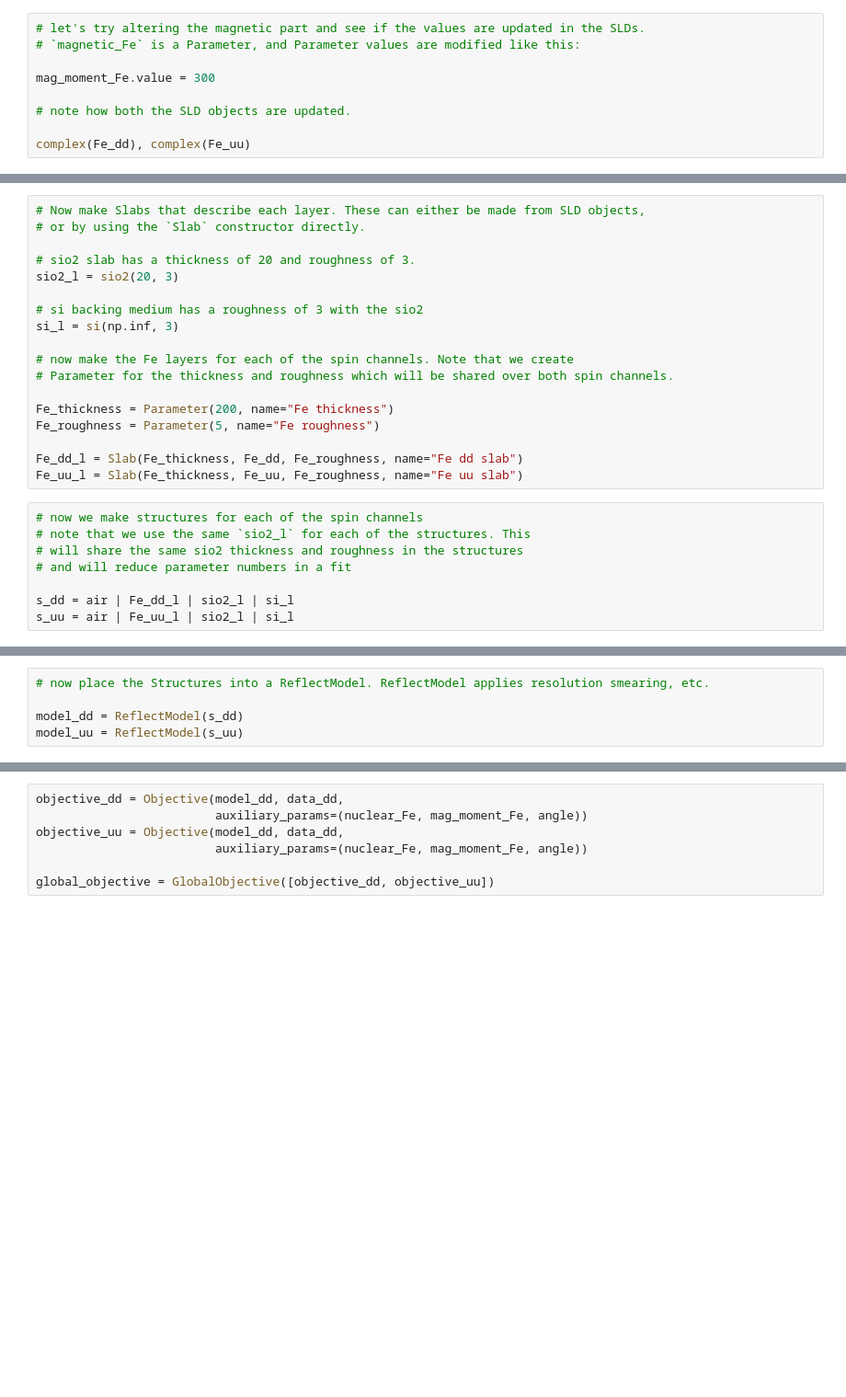
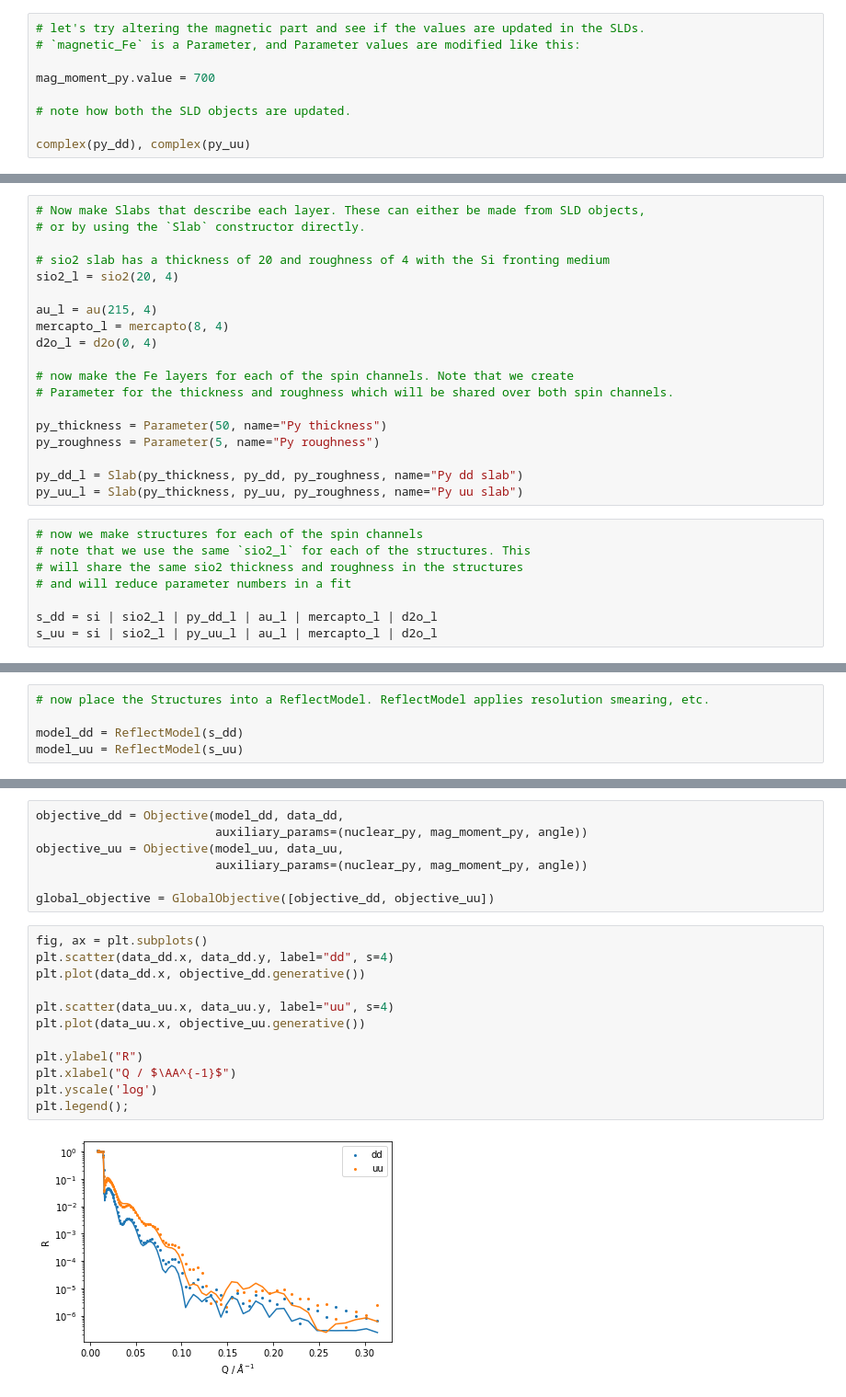
Before and after one commit to refnx/refnx, a Jupyter notebook: doc/nsf.ipynb, the cells around one changed output, grey strips where cells are left out. Shown at 92% size. Saved outputs shown, nothing was run; the diff lists cells and outputs as text; blank space fills up the shorter version.

```diff
--- a/doc/nsf.ipynb
+++ b/doc/nsf.ipynb
@@ -51,9 +64,9 @@ complex(Fe_dd), complex(Fe_uu)
 # let's try altering the magnetic part and see if the values are updated in the SLDs.
 # `magnetic_Fe` is a Parameter, and Parameter values are modified like this:
 
-mag_moment_Fe.value = 300
+mag_moment_py.value = 700
 
 # note how both the SLD objects are updated.
 
-complex(Fe_dd), complex(Fe_uu)
+complex(py_dd), complex(py_uu)
 # %% [output]
@@ -62,28 +75,29 @@ complex(Fe_dd), complex(Fe_uu)
 # Now make Slabs that describe each layer. These can either be made from SLD objects,
 # or by using the `Slab` constructor directly.
 
-# sio2 slab has a thickness of 20 and roughness of 3.
-sio2_l = sio2(20, 3)
+# sio2 slab has a thickness of 20 and roughness of 4 with the Si fronting medium
+sio2_l = sio2(20, 4)
 
-# si backing medium has a roughness of 3 with the sio2
-si_l = si(np.inf, 3)
+au_l = au(215, 4)
+mercapto_l = mercapto(8, 4)
+d2o_l = d2o(0, 4)
 
 # now make the Fe layers for each of the spin channels. Note that we create
 # Parameter for the thickness and roughness which will be shared over both spin channels.
 
-Fe_thickness = Parameter(200, name="Fe thickness")
-Fe_roughness = Parameter(5, name="Fe roughness")
+py_thickness = Parameter(50, name="Py thickness")
+py_roughness = Parameter(5, name="Py roughness")
 
-Fe_dd_l = Slab(Fe_thickness, Fe_dd, Fe_roughness, name="Fe dd slab")
-Fe_uu_l = Slab(Fe_thickness, Fe_uu, Fe_roughness, name="Fe uu slab")
+py_dd_l = Slab(py_thickness, py_dd, py_roughness, name="Py dd slab")
+py_uu_l = Slab(py_thickness, py_uu, py_roughness, name="Py uu slab")
 # %%
 # now we make structures for each of the spin channels
 # note that we use the same `sio2_l` for each of the structures. This
 # will share the same sio2 thickness and roughness in the structures
 # and will reduce parameter numbers in a fit
 
-s_dd = air | Fe_dd_l | sio2_l | si_l
-s_uu = air | Fe_uu_l | sio2_l | si_l
+s_dd = si | sio2_l | py_dd_l | au_l | mercapto_l | d2o_l
+s_uu = si | sio2_l | py_uu_l | au_l | mercapto_l | d2o_l
 # %%
 # The total number of parameters is reduced by sharing Parameter/SLD/Slab objects
 # over the two structures.
@@ -126,7 +122,21 @@ plt.legend();
 # %%
 objective_dd = Objective(model_dd, data_dd,
-                         auxiliary_params=(nuclear_Fe, mag_moment_Fe, angle))
-objective_uu = Objective(model_dd, data_dd,
-                         auxiliary_params=(nuclear_Fe, mag_moment_Fe, angle))
+                         auxiliary_params=(nuclear_py, mag_moment_py, angle))
+objective_uu = Objective(model_uu, data_uu,
+                         auxiliary_params=(nuclear_py, mag_moment_py, angle))
 
 global_objective = GlobalObjective([objective_dd, objective_uu])
+# %%
+fig, ax = plt.subplots()
+plt.scatter(data_dd.x, data_dd.y, label="dd", s=4)
+plt.plot(data_dd.x, objective_dd.generative())
+
+plt.scatter(data_uu.x, data_uu.y, label="uu", s=4)
+plt.plot(data_uu.x, objective_uu.generative())
+
+plt.ylabel("R")
+plt.xlabel("Q / $\AA^{-1}$")
+plt.yscale('log')
+plt.legend();
+# %% [output]
+[figure, added]
```
Also changed, not shown: parts of 17 cells of this notebook, 2 other files.
